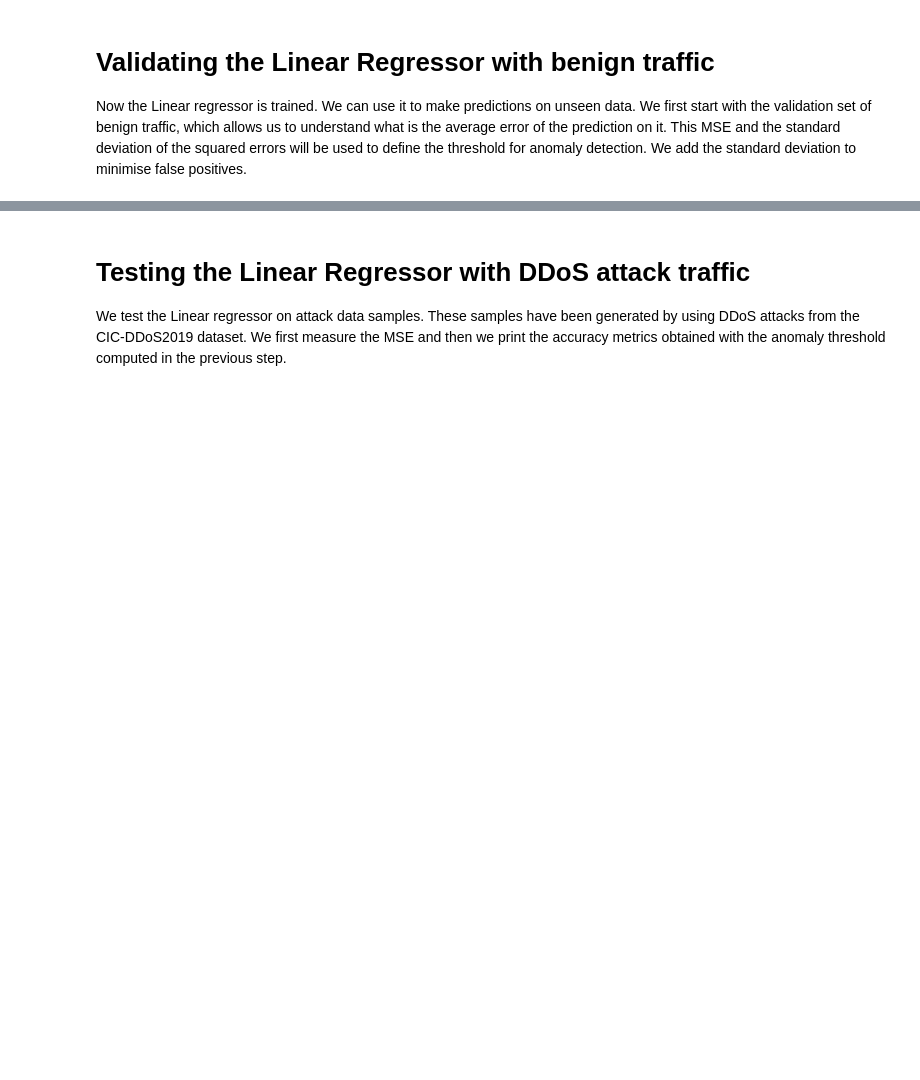
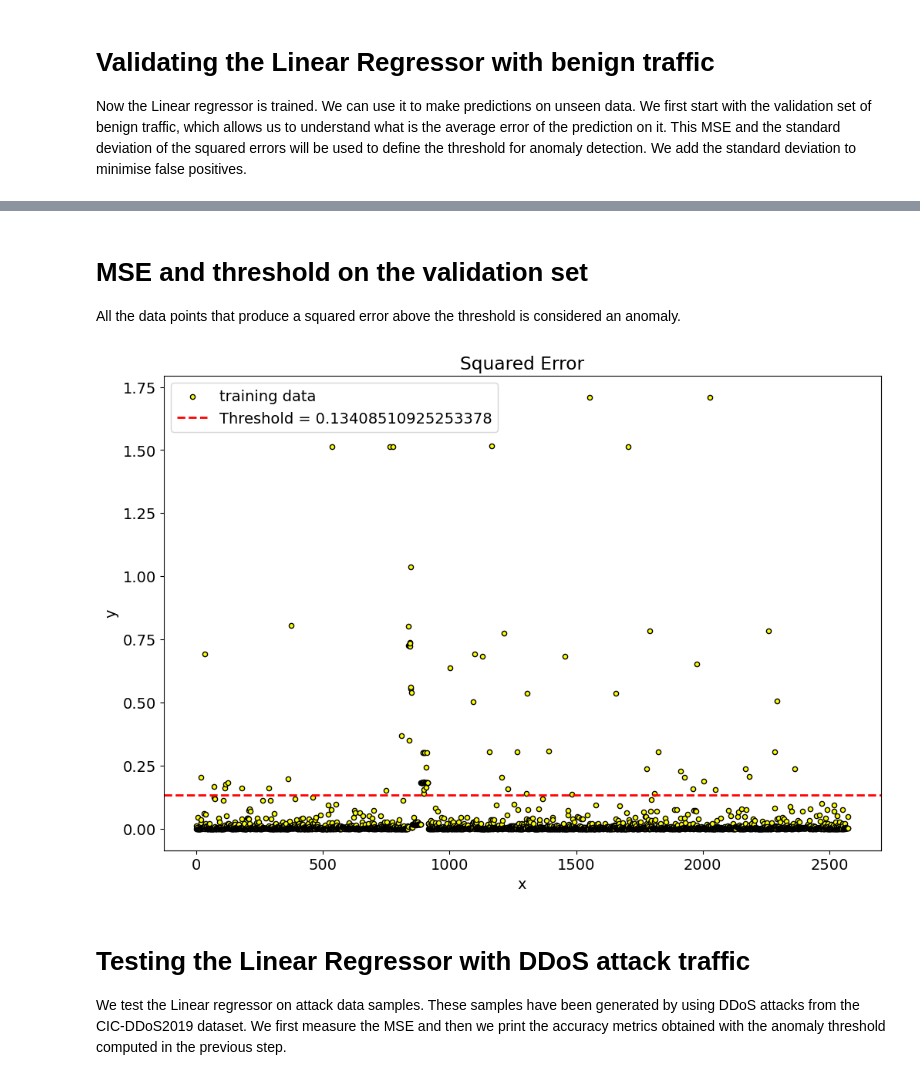
Before and after one commit to doriguzzi/network-intrusion-and-anomaly-detection-with-ml, a Jupyter notebook: 03-LinearRegression/LinearRegressionDDoS.ipynb, the cells around one changed output, grey strips where cells are left out. Cells and saved outputs as stored; diff of their text form; code cells hidden in the pictures; blank space fills up the shorter version.

```diff
--- a/03-LinearRegression/LinearRegressionDDoS.ipynb
+++ b/03-LinearRegression/LinearRegressionDDoS.ipynb
@@ -130,3 +142,19 @@ plt.show()
+# %% [markdown]
+# MSE and threshold on the validation set
+All the data points that produce a squared error above the threshold is considered an anomaly.
+# %%
+mse_training_val = (y_reg_val_benign - y_reg_pred_benign) ** 2
+
+plt.figure()
+plt.scatter(range(len(mse_training_val)), mse_training_val, s=20, edgecolor="black", c="yellow", label="training data")
+plt.axhline(y=attack_threshold, color='r', linestyle='--', linewidth=2, label=f"Threshold = {attack_threshold}")
+plt.xlabel("x")
+plt.ylabel("y")
+plt.title("Squared Error")
+plt.legend()
+plt.show()
+# %% [output]
+[figure, added]
 # %% [markdown]
 # Testing the Linear Regressor with DDoS attack traffic
 We test the Linear regressor on attack data samples. These samples have been generated by using DDoS attacks from the CIC-DDoS2019 dataset. We first measure the MSE and then we print the accuracy metrics obtained with the anomaly threshold computed in the previous step.
```
Also changed, not shown: parts of 16 cells of this notebook.
